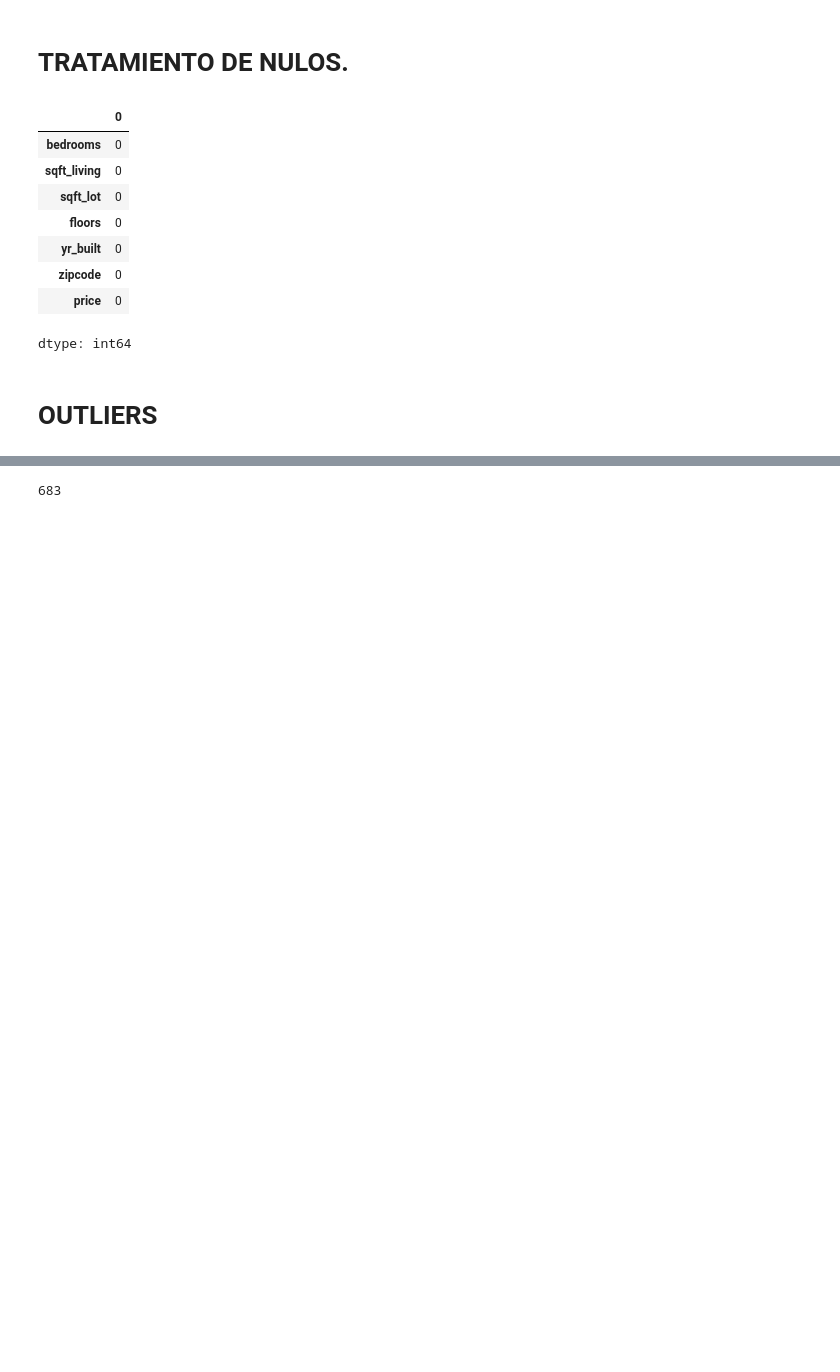
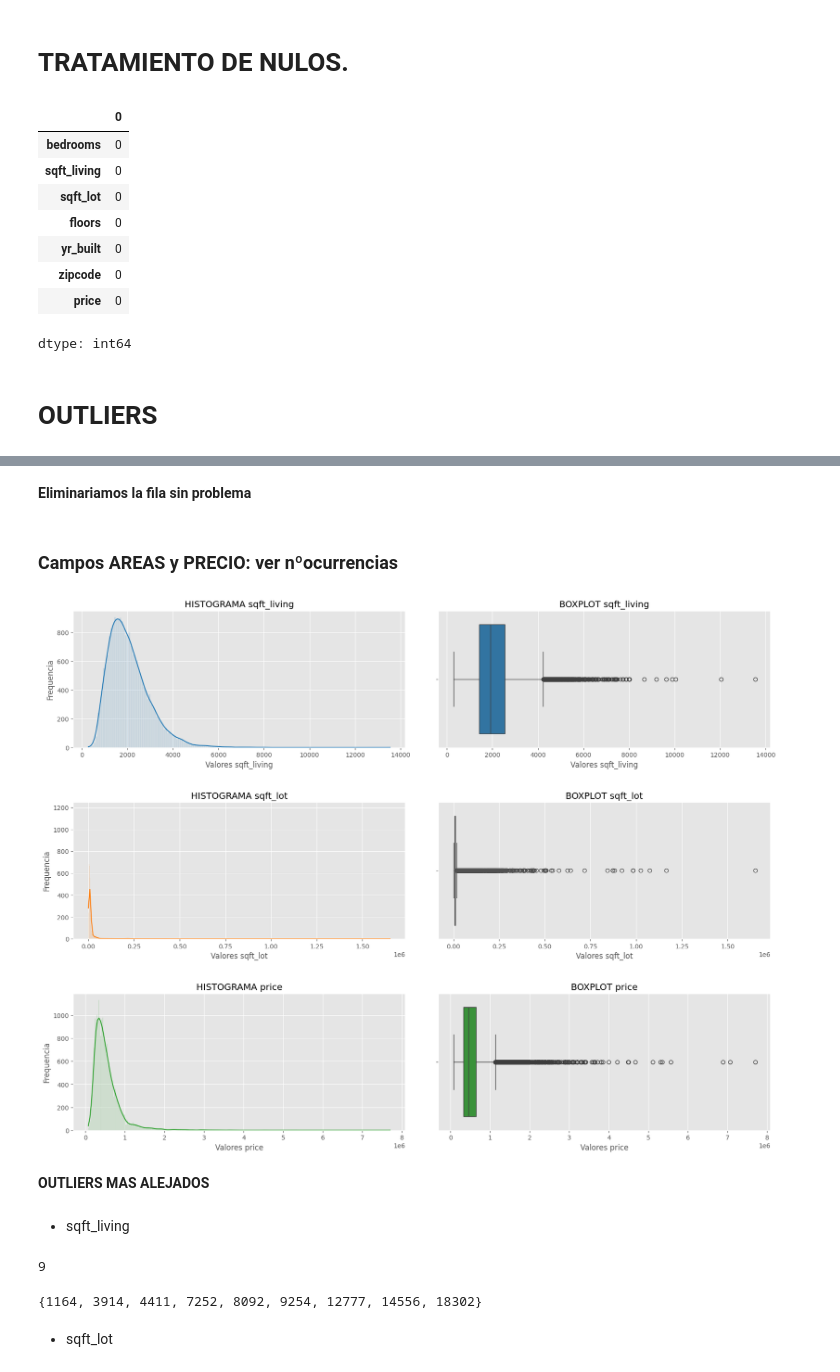
Before and after one commit to SonikoKatsura/CURSO_PARO_IA, a Jupyter notebook: Rober_IA/Modulo2/eda_house_COMPLETO_SOLUCION.ipynb, the cells around one changed output, grey strips where cells are left out. Cells and saved outputs as stored; diff of their text form; code cells hidden in the pictures; blank space fills up the shorter version.

```diff
--- a/Rober_IA/Modulo2/eda_house_COMPLETO_SOLUCION.ipynb
+++ b/Rober_IA/Modulo2/eda_house_COMPLETO_SOLUCION.ipynb
@@ -455,4 +472,24 @@ graf_histo_box_numericas(df_house, var_numericas)
+# %% [markdown]
+**Eliminariamos la fila sin problema**
+# %% [markdown]
+### Campos AREAS y PRECIO: ver nºocurrencias
+# %%
+graf_histo_box_numericas(df_house, ['sqft_living', 'sqft_lot', 'price'])
+# %% [output]
+[figure, added]
+# %% [markdown]
+**OUTLIERS MAS ALEJADOS**
+# %% [markdown]
+-  sqft_living
 # %%
-len(df_house[df_house.sqft_living > 4100])
+len(df_house[df_house.sqft_living>8000])
 # %% [output]
-683
+9
+# %%
+casas1= set(df_house[df_house.sqft_living>8000].index)
+
+casas1
+# %% [output]
+{1164, 3914, 4411, 7252, 8092, 9254, 12777, 14556, 18302}
+# %% [markdown]
+-  sqft_lot
```
Also changed, not shown: parts of 33 cells of this notebook, 4 other files.
